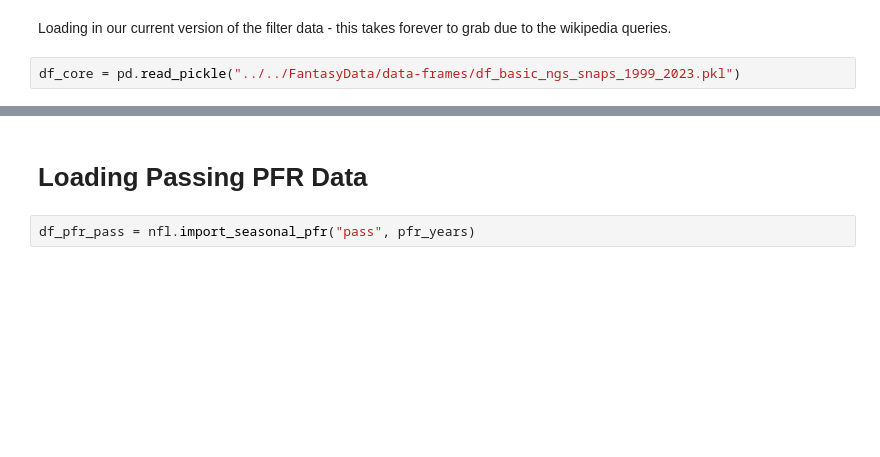
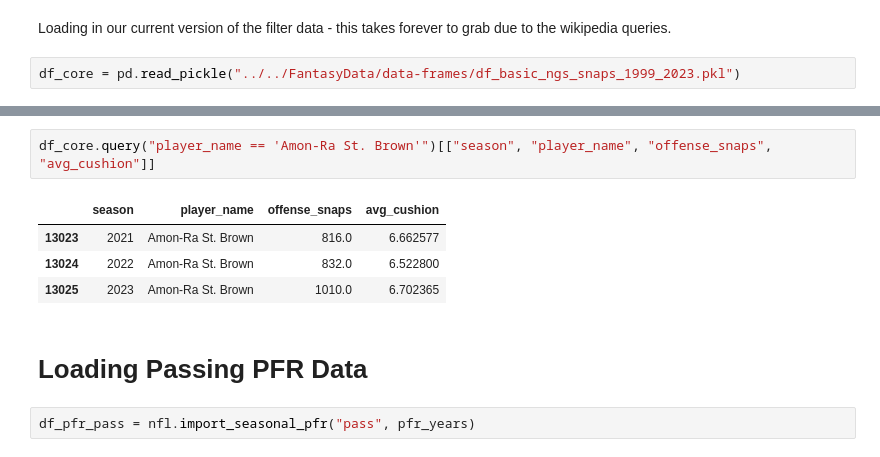
Before and after one commit to Alex-Bishka/Fantasy, a Jupyter notebook: Analysis/Notebooks/DataManagementNotebooks/Data Set Manager (PFR Adv).ipynb, the cells around one changed output, grey strips where cells are left out. Cells and saved outputs as stored; diff of their text form; blank space fills up the shorter version.

```diff
--- a/Analysis/Notebooks/DataManagementNotebooks/Data Set Manager (PFR Adv).ipynb
+++ b/Analysis/Notebooks/DataManagementNotebooks/Data Set Manager (PFR Adv).ipynb
@@ -23,3 +72,10 @@ df_core.columns[:60]
+# %%
+df_core.query("player_name == 'Amon-Ra St. Brown'")[["season", "player_name", "offense_snaps", "avg_cushion"]]
+# %% [output]
+|  | season | player_name | offense_snaps | avg_cushion |
+| 13023 | 2021 | Amon-Ra St. Brown | 816.0 | 6.662577 |
+| 13024 | 2022 | Amon-Ra St. Brown | 832.0 | 6.522800 |
+| 13025 | 2023 | Amon-Ra St. Brown | 1010.0 | 6.702365 |
 # %% [markdown]
 # Loading Passing PFR Data
 # %%
```
Also changed, not shown: parts of 24 cells of this notebook, 1 other file.
